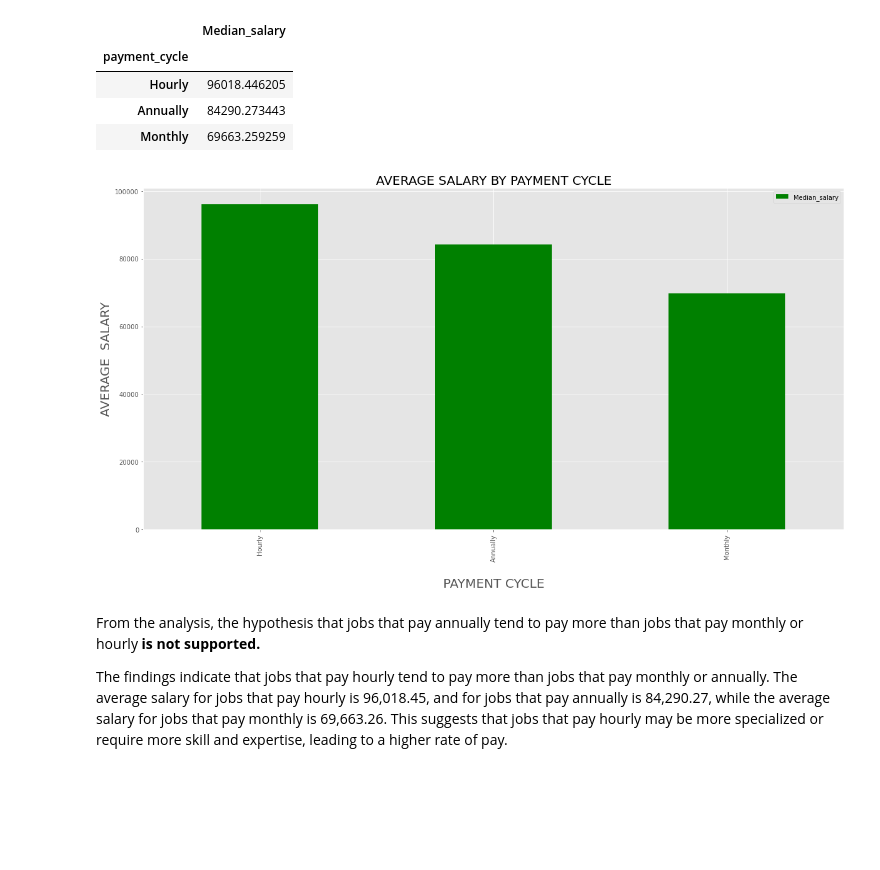
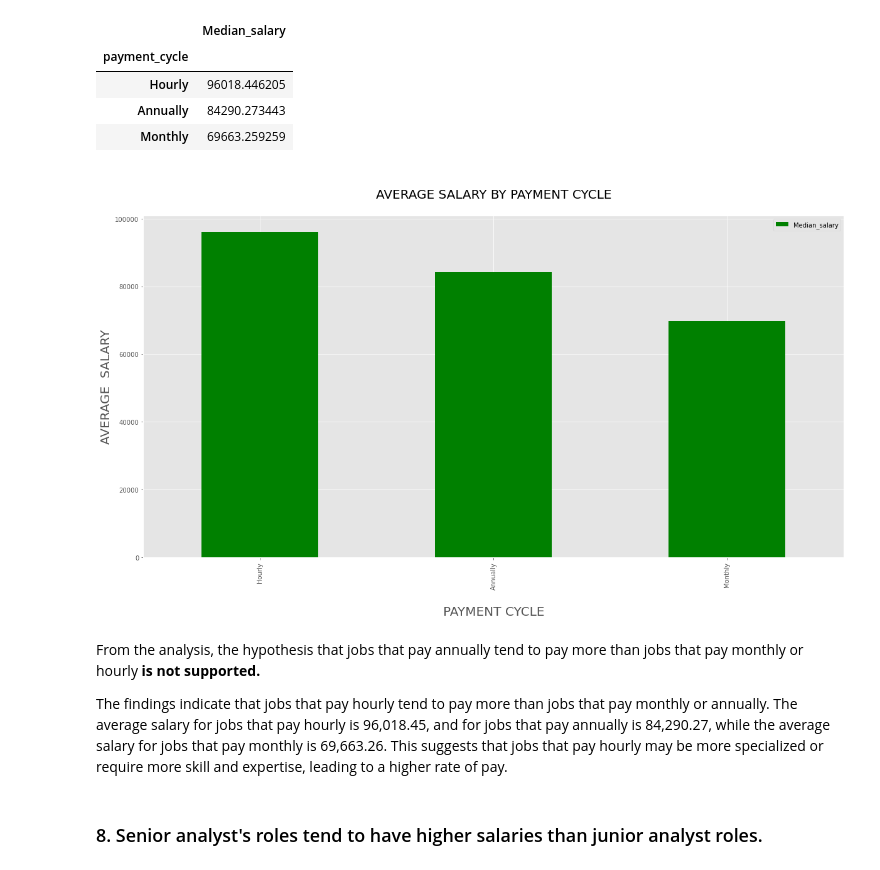
Before and after one commit to Derrick-Mulwa/SimplyHired-Job-Salary-Analysis, a Jupyter notebook: main.ipynb, the cells around one changed output. Drawn from its saved outputs; the diff is of its cells as text; code cells hidden in the pictures; blank space fills up the shorter version.

```diff
--- a/main.ipynb
+++ b/main.ipynb
@@ -1188,13 +1193,17 @@ data
 | Annually | 84290.273443 |
 | Monthly | 69663.259259 |
 # %%
+# Plot a bar graph of the resulting dataframe
+
 graph = data.plot(kind="bar", figsize=(20,10), color="green");
-graph.set_title("AVERAGE SALARY BY PAYMENT CYCLE", {"fontsize":20});
+graph.set_title("\nAVERAGE SALARY BY PAYMENT CYCLE\n", {"fontsize":20});
 graph.set_xlabel("\nPAYMENT CYCLE", {"fontsize":20});
 graph.set_ylabel("AVERAGE  SALARY", {"fontsize":20});
 # %% [output]
-[figure, old version]
+[figure, new version]
 # %% [markdown]
 From the analysis, the hypothesis that jobs that pay annually tend to pay more than jobs that pay monthly or hourly __is not supported.__
 
 The findings indicate that jobs that pay hourly tend to pay more than jobs that pay monthly or annually. The average salary for jobs that pay hourly is 96,018.45, and for jobs that pay annually is 84,290.27, while the average salary for jobs that pay monthly is 69,663.26. This suggests that jobs that pay hourly may be more specialized or require more skill and expertise, leading to a higher rate of pay.
+# %% [markdown]
+### 8. Senior analyst's roles tend to have higher salaries than junior analyst roles.
```
Also changed, not shown: parts of 13 cells of this notebook.
